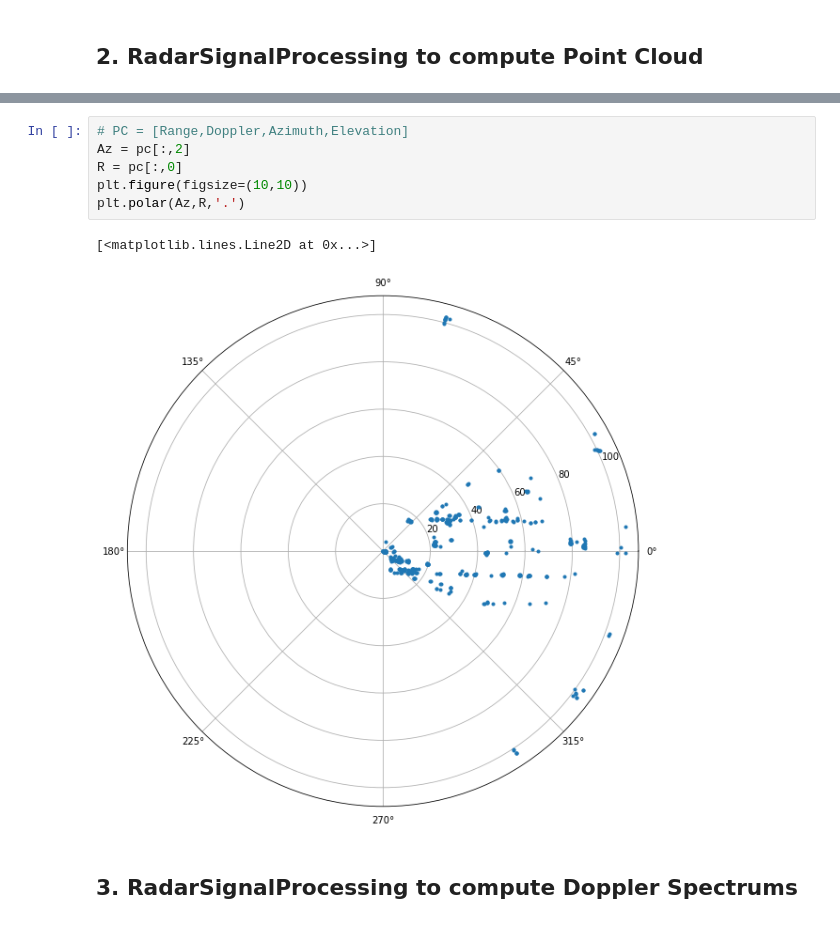
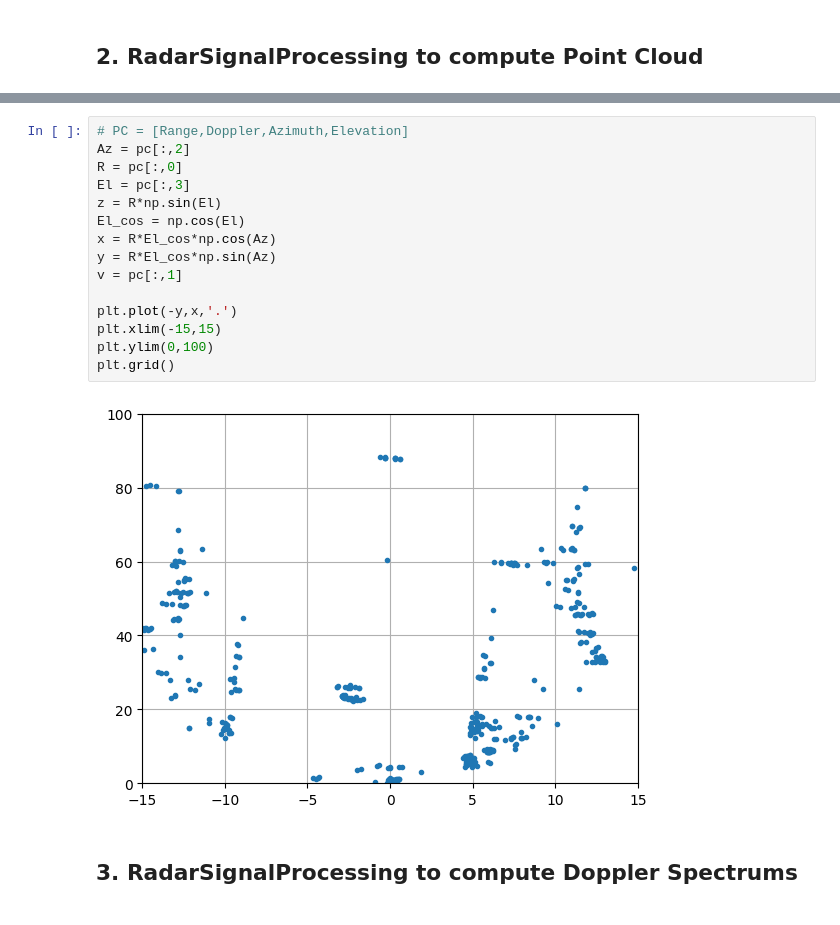
Before and after one commit to AlexFxf123/RADIal_Project, a Jupyter notebook: SignalProcessing/radar processing.ipynb, the cells around one changed output, grey strips where cells are left out. Drawn from its saved outputs; the diff is of its cells as text.

```diff
--- a/SignalProcessing/radar processing.ipynb
+++ b/SignalProcessing/radar processing.ipynb
@@ -36,12 +49,20 @@ Wall time: 258 ms
-# %%
-# PC = [Range,Doppler,Azimuth,Elevation]
-Az = pc[:,2]
-R = pc[:,0]
-plt.figure(figsize=(10,10))
-plt.polar(Az,R,'.')
-# %% [output]
-[<matplotlib.lines.Line2D at 0x...>]
-[figure, removed]
+# %%
+# PC = [Range,Doppler,Azimuth,Elevation]
+Az = pc[:,2]
+R = pc[:,0]
+El = pc[:,3]
+z = R*np.sin(El)
+El_cos = np.cos(El)
+x = R*El_cos*np.cos(Az)
+y = R*El_cos*np.sin(Az)
+v = pc[:,1]
+
+plt.plot(-y,x,'.')
+plt.xlim(-15,15)
+plt.ylim(0,100)
+plt.grid()
+# %% [output]
+[figure, added]
 # %% [markdown]
 ## 3. RadarSignalProcessing to compute Doppler Spectrums
 # %%
```
Also changed, not shown: parts of 17 cells of this notebook, 7 other files.
